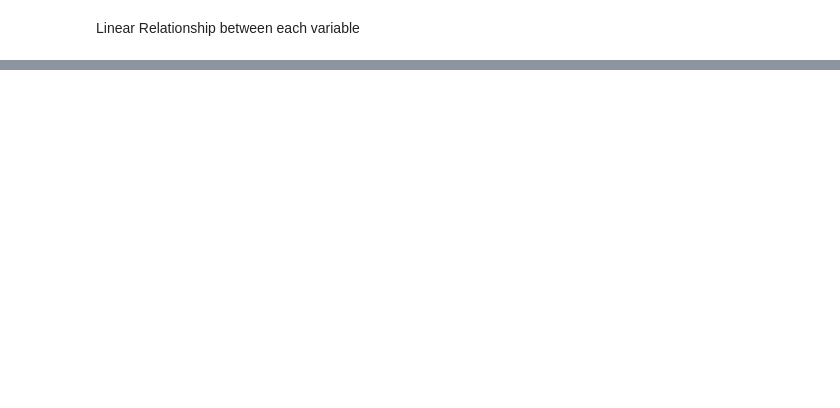
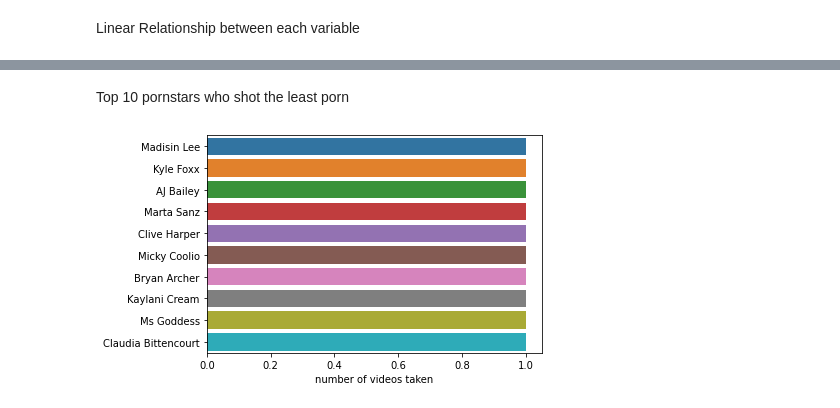
Before and after one commit to unordinaryhobbies/PornhubDatasetAnalysis, a Jupyter notebook: data_analysis.ipynb, the cells around one changed output, grey strips where cells are left out. Saved outputs shown, nothing was run; the diff lists cells and outputs as text; code cells hidden in the pictures; blank space fills up the shorter version.

```diff
--- a/data_analysis.ipynb
+++ b/data_analysis.ipynb
@@ -201,0 +153,8 @@ with open('pornCategories.txt', 'w') as f:
+# %% [markdown]
+Top 10 pornstars who shot the least porn
+# %%
+nVideoByPornstar = pd.DataFrame(numVideoShotByPornstar.value_counts()).tail(10)
+nVideoByPornstar.columns = ['number of videos taken']
+sns.barplot(x=nVideoByPornstar['number of videos taken'], y=nVideoByPornstar.index);
+# %% [output]
+[figure, added]
```
Also changed, not shown: parts of 71 cells of this notebook, 1 other file.
